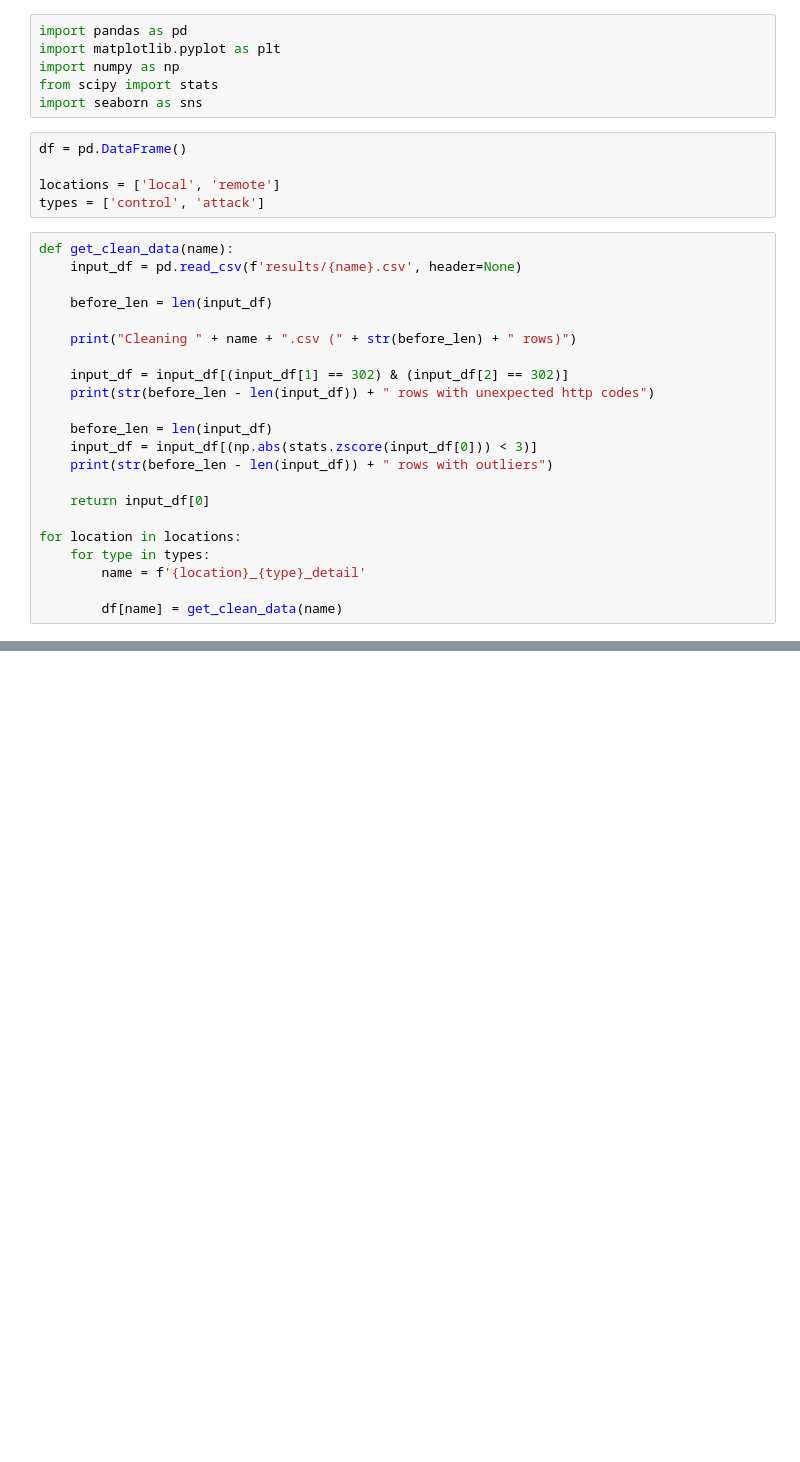
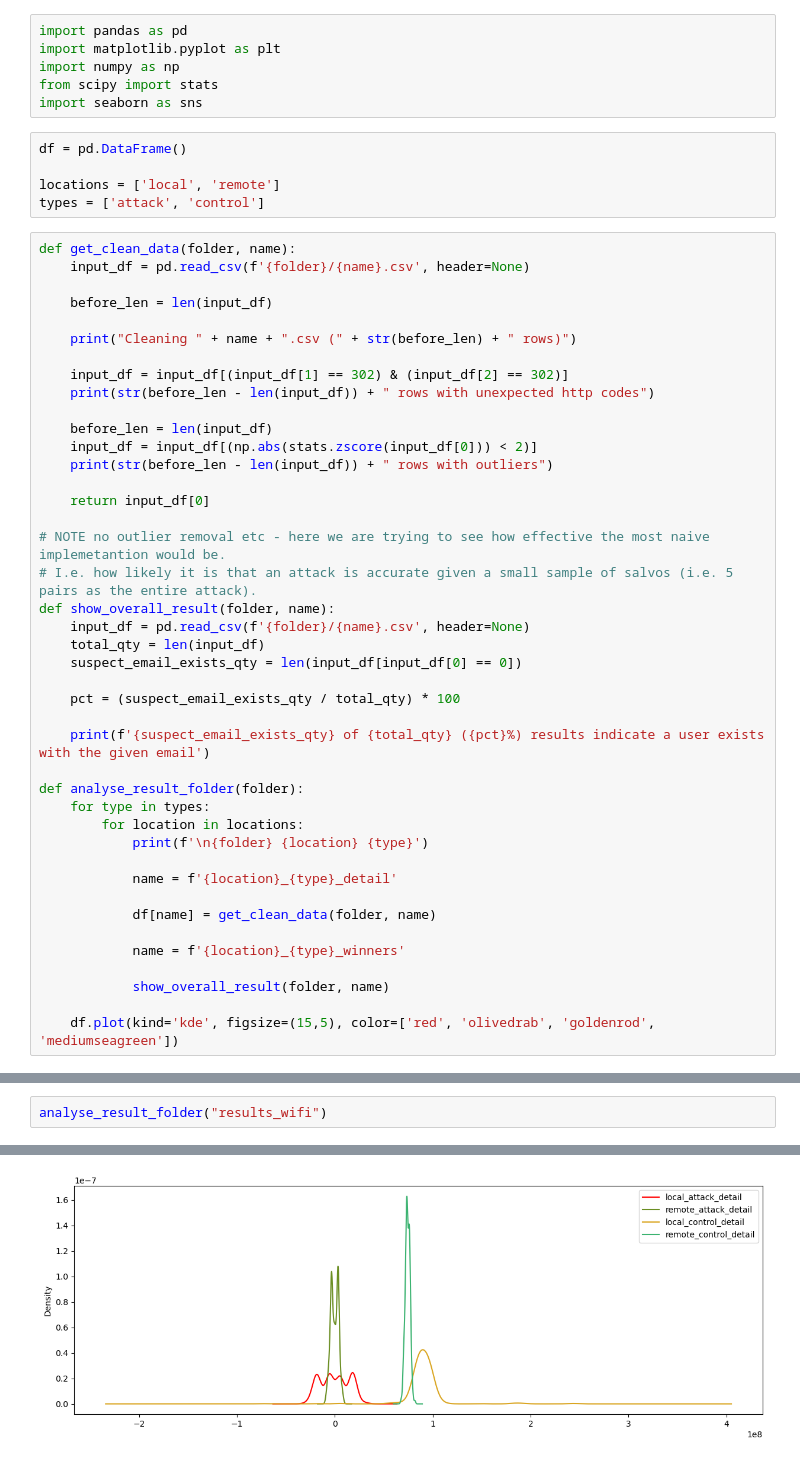
Before and after one commit to jefc1111/laravel-user-enumeration-demo, a Jupyter notebook: result_analysis.ipynb, the cells around one changed output, grey strips where cells are left out. Saved outputs shown, nothing was run; the diff lists cells and outputs as text; blank space fills up the shorter version.

Commit message:
Adding more result sets

```diff
--- a/result_analysis.ipynb
+++ b/result_analysis.ipynb
@@ -8,10 +8,10 @@ import seaborn as sns
 df = pd.DataFrame()
 
 locations = ['local', 'remote']
-types = ['control', 'attack']
+types = ['attack', 'control']
 # %%
-def get_clean_data(name):
-    input_df = pd.read_csv(f'results/{name}.csv', header=None)
+def get_clean_data(folder, name):
+    input_df = pd.read_csv(f'{folder}/{name}.csv', header=None)
 
     before_len = len(input_df)
 
@@ -21,13 +21,33 @@ def get_clean_data(name):
     print(str(before_len - len(input_df)) + " rows with unexpected http codes")
 
     before_len = len(input_df)
-    input_df = input_df[(np.abs(stats.zscore(input_df[0])) < 3)]
+    input_df = input_df[(np.abs(stats.zscore(input_df[0])) < 2)]
     print(str(before_len - len(input_df)) + " rows with outliers")
 
     return input_df[0]
 
-for location in locations:
+# NOTE no outlier removal etc - here we are trying to see how effective the most naive implemetantion would be.
+# I.e. how likely it is that an attack is accurate given a small sample of salvos (i.e. 5 pairs as the entire attack).
+def show_overall_result(folder, name):
+    input_df = pd.read_csv(f'{folder}/{name}.csv', header=None)
+    total_qty = len(input_df)
+    suspect_email_exists_qty = len(input_df[input_df[0] == 0])
+
+    pct = (suspect_email_exists_qty / total_qty) * 100
+
+    print(f'{suspect_email_exists_qty} of {total_qty} ({pct}%) results indicate a user exists with the given email')
+
+def analyse_result_folder(folder):
     for type in types:
-        name = f'{location}_{type}_detail'
+        for location in locations:
+            print(f'\n{folder} {location} {type}')
 
-        df[name] = get_clean_data(name)
+            name = f'{location}_{type}_detail'
+
+            df[name] = get_clean_data(folder, name)
+
+            name = f'{location}_{type}_winners'
+
+            show_overall_result(folder, name)
+
+    df.plot(kind='kde', figsize=(15,5), color=['red', 'olivedrab', 'goldenrod', 'mediumseagreen'])
@@ -91,0 +69,3 @@ remote attack
+# %%
+analyse_result_folder("results_wifi")
+# %% [output]
@@ -91,0 +89 @@ remote attack
+[figure, added]
```
Also changed, not shown: parts of 5 cells of this notebook, 18 other files.
